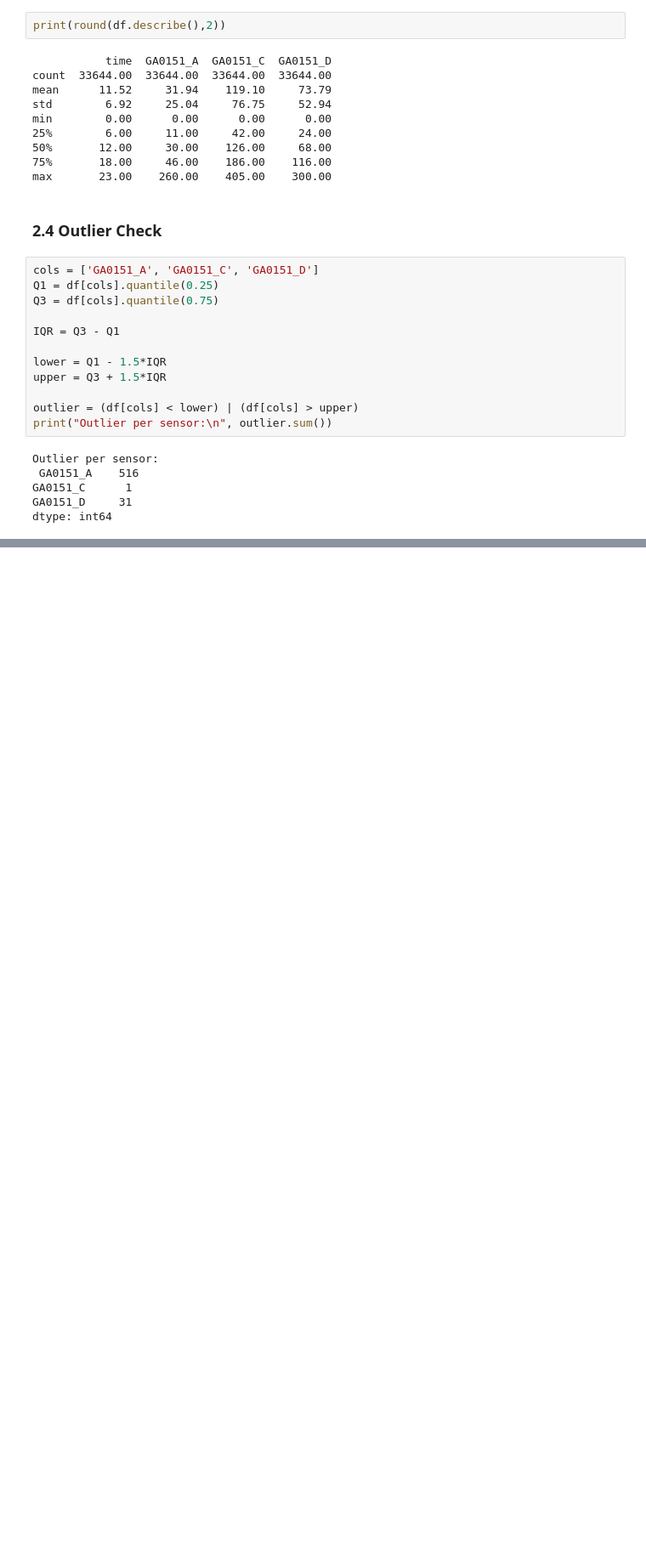
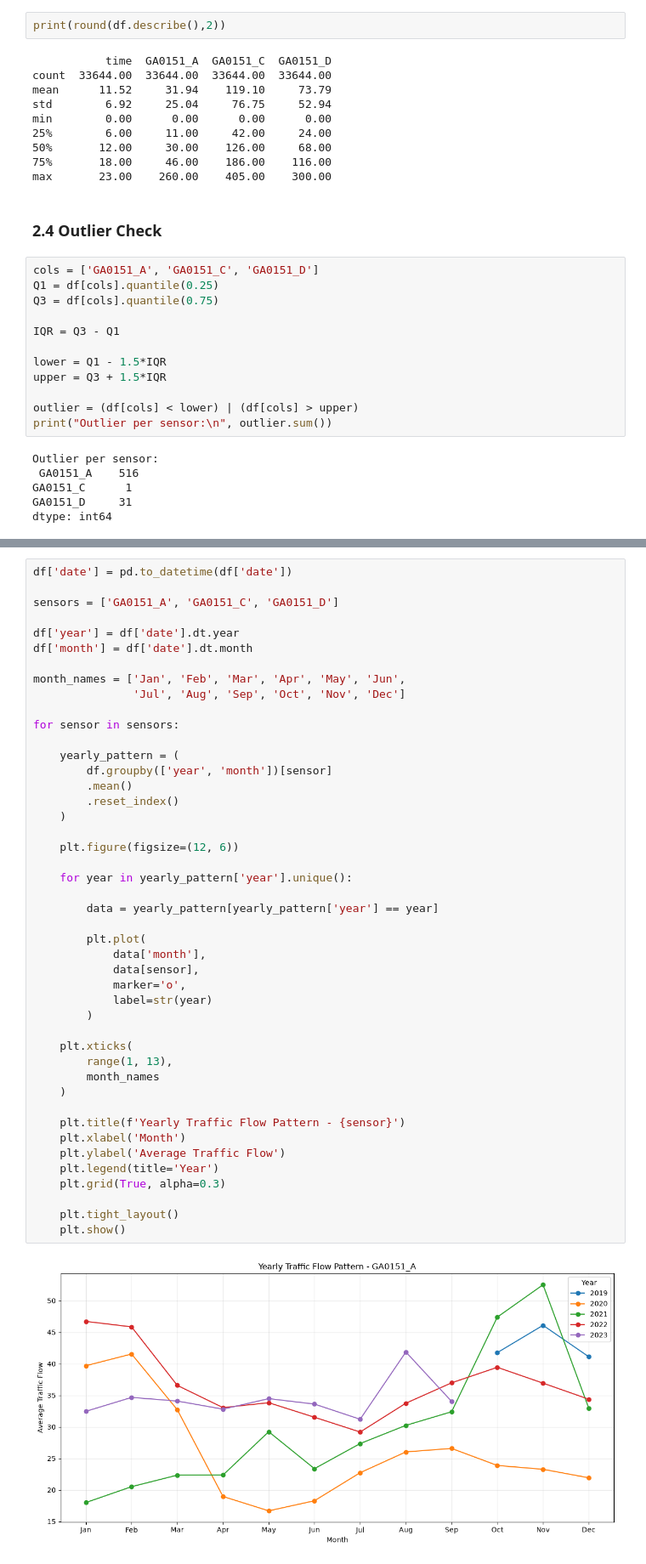
Before and after one commit to PranavPhatak/Urban-Traffic-Flow-Prediction, a Jupyter notebook: notebooks/01_data_exploration.ipynb, the cells around one changed output, grey strips where cells are left out. Shown at 85% size. Drawn from its saved outputs; the diff is of its cells as text; blank space fills up the shorter version.

```diff
--- a/notebooks/01_data_exploration.ipynb
+++ b/notebooks/01_data_exploration.ipynb
@@ -77,0 +149,47 @@ dtype: int64
+# %%
+df['date'] = pd.to_datetime(df['date'])
+
+sensors = ['GA0151_A', 'GA0151_C', 'GA0151_D']
+
+df['year'] = df['date'].dt.year
+df['month'] = df['date'].dt.month
+
+month_names = ['Jan', 'Feb', 'Mar', 'Apr', 'May', 'Jun',
+               'Jul', 'Aug', 'Sep', 'Oct', 'Nov', 'Dec']
+
+for sensor in sensors:
+
+    yearly_pattern = (
+        df.groupby(['year', 'month'])[sensor]
+        .mean()
+        .reset_index()
+    )
+
+    plt.figure(figsize=(12, 6))
+
+    for year in yearly_pattern['year'].unique():
+
+        data = yearly_pattern[yearly_pattern['year'] == year]
+
+        plt.plot(
+            data['month'],
+            data[sensor],
+            marker='o',
+            label=str(year)
+        )
+
+    plt.xticks(
+        range(1, 13),
+        month_names
+    )
+
+    plt.title(f'Yearly Traffic Flow Pattern - {sensor}')
+    plt.xlabel('Month')
+    plt.ylabel('Average Traffic Flow')
+    plt.legend(title='Year')
+    plt.grid(True, alpha=0.3)
+
+    plt.tight_layout()
+    plt.show()
+# %% [output]
+[figure, added]
```
Also changed, not shown: parts of 13 cells of this notebook.
